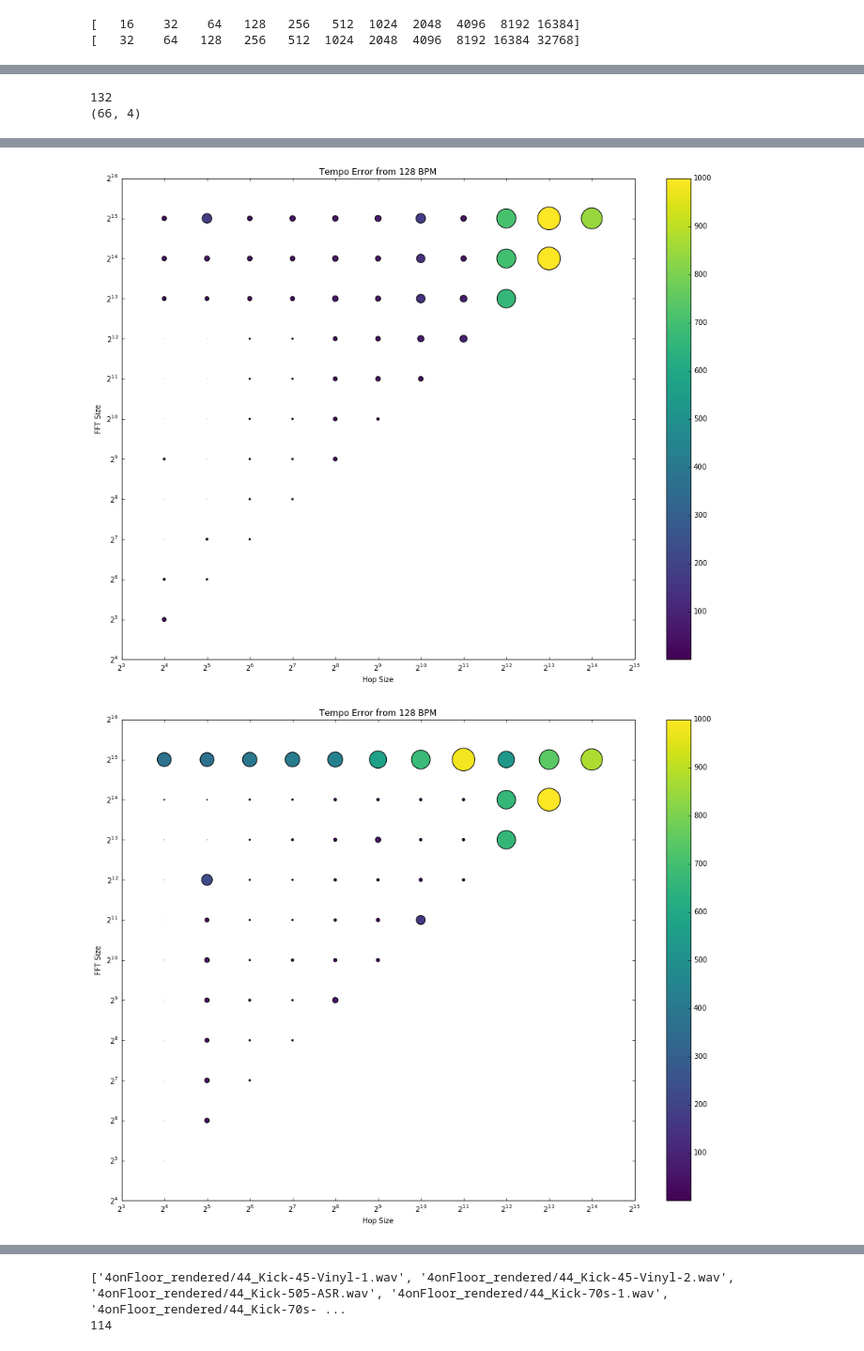
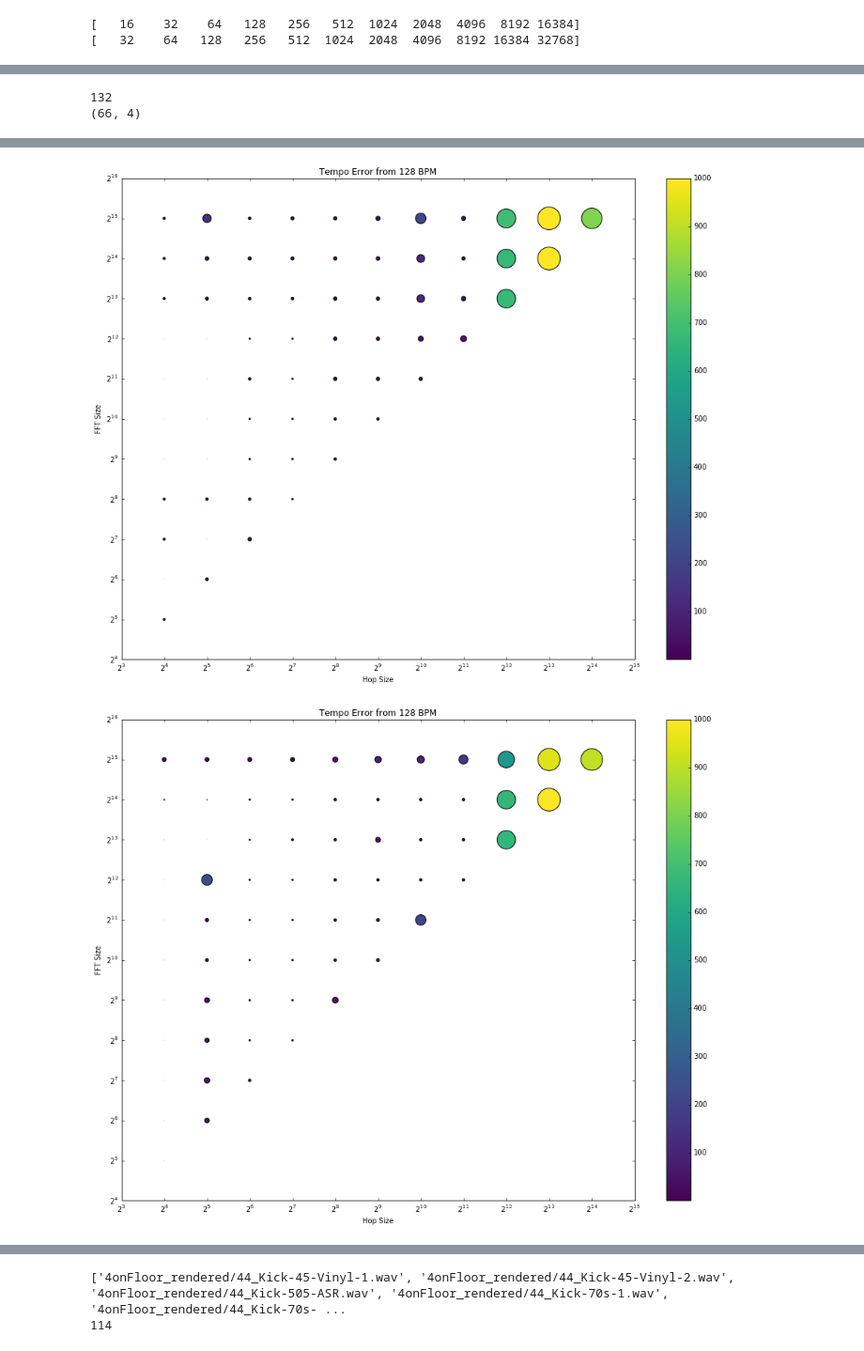
Before and after one commit to sunnyrain0827/Investigaciones, a Jupyter notebook: Riddim/01_Percussive_Instrumentation_impact.ipynb, the cells around one changed output, grey strips where cells are left out. Shown at 94% size. Cells and saved outputs as stored; diff of their text form; code cells hidden in the pictures.

Commit message:
[ADD] updated audio files generated as 48kHz 16 bit, rather than 64 bit WAVs ... re-generated graphs

```diff
--- a/Riddim/01_Percussive_Instrumentation_impact.ipynb
+++ b/Riddim/01_Percussive_Instrumentation_impact.ipynb
@@ -142,8 +142,9 @@ for kick_sample in os.listdir(ableton_kicks_path):
 
         # Synthesize 4/4 kick file
         y_44 = riddim_utils.createFourOnTheFloor(bpm=bpm, nb_beats=nb_beats, sr=sr, sample=y_kick_sample)
-        y_44_path = "44_{0}".format(kick_sample)
-        librosa.output.write_wav(y_44_path, y_44, sr)
+        y_44 = (y_44 * np.iinfo(np.int16).max).astype(np.int16)
+        y_44_path = "44_{0}".format(kick_sample.replace(' ', '-'))
+        sf.write(y_44_path, y_44, sr)
         riddim_analysis_44_files.append(y_44_path)
 print(riddim_analysis_44_files)
 
@@ -167,7 +356,7 @@ with open('all_files_results.pickle', 'rb') as handle:
 
 # debug
 print(len(all_files_44_results.items()))  # (132, 66, 4) file-index, tempi, (tempo, hpss, SF, SF-hpss)
-tempi = all_files_44_results["44_Kick 70s 2.wav"]
+tempi = all_files_44_results["44_Kick-70s-2.wav"]
 print(np.array(tempi).shape)
 
 
@@ -239,2 +428,2 @@ plotTempoError(all_files_44_results, args, whichTempo=4)
-[figure, old version]
+[figure, new version]
-[figure, old version]
+[figure, new version]
```
Also changed, not shown: parts of 3 cells of this notebook, 1 other file.
